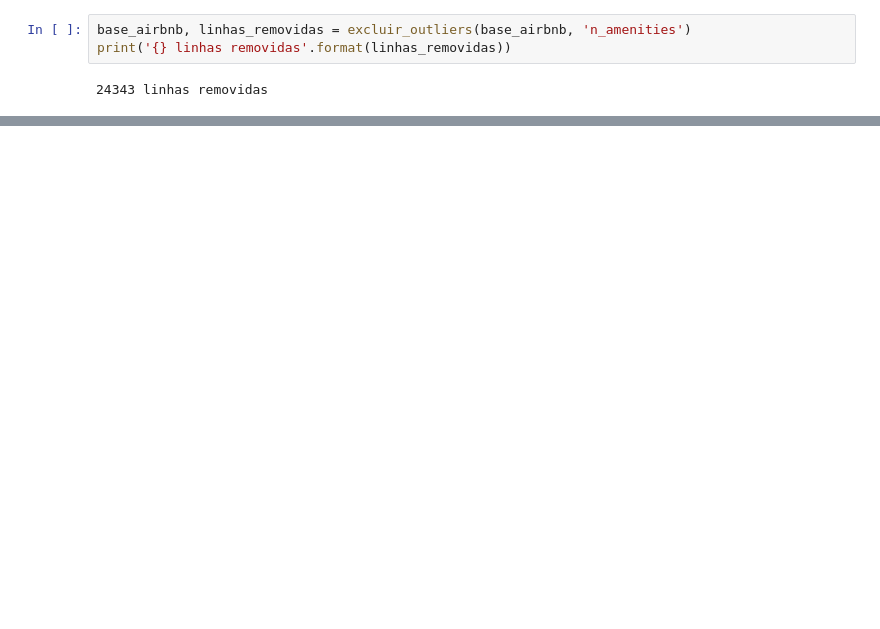
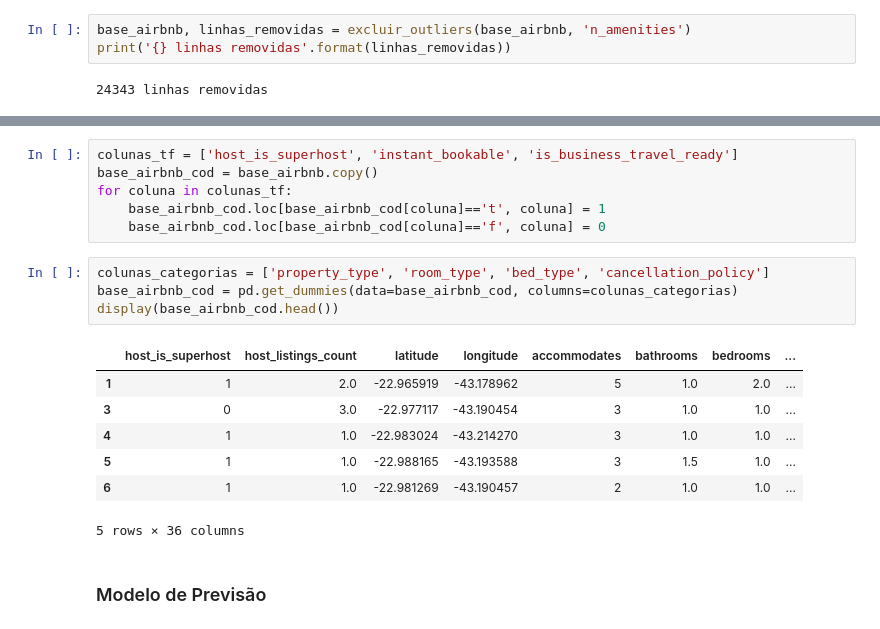
Before and after one commit to Douglas-Lucarelli/airbnb_rio, a Jupyter notebook: previsao_airbnb.ipynb, the cells around one changed output, grey strips where cells are left out. Saved outputs shown, nothing was run; the diff lists cells and outputs as text; blank space fills up the shorter version.

```diff
--- a/previsao_airbnb.ipynb
+++ b/previsao_airbnb.ipynb
@@ -720,0 +844,20 @@ print('{} linhas removidas'.format(linhas_removidas))
+# %%
+colunas_tf = ['host_is_superhost', 'instant_bookable', 'is_business_travel_ready']
+base_airbnb_cod = base_airbnb.copy()
+for coluna in colunas_tf:
+    base_airbnb_cod.loc[base_airbnb_cod[coluna]=='t', coluna] = 1
+    base_airbnb_cod.loc[base_airbnb_cod[coluna]=='f', coluna] = 0
+# %%
+colunas_categorias = ['property_type', 'room_type', 'bed_type', 'cancellation_policy']
+base_airbnb_cod = pd.get_dummies(data=base_airbnb_cod, columns=colunas_categorias)
+display(base_airbnb_cod.head())
+# %% [output]
+|  | host_is_superhost | host_listings_count | latitude | longitude | accommodates | bathrooms | bedrooms | ... |
+| 1 | 1 | 2.0 | -22.965919 | -43.178962 | 5 | 1.0 | 2.0 | ... |
+| 3 | 0 | 3.0 | -22.977117 | -43.190454 | 3 | 1.0 | 1.0 | ... |
+| 4 | 1 | 1.0 | -22.983024 | -43.214270 | 3 | 1.0 | 1.0 | ... |
+| 5 | 1 | 1.0 | -22.988165 | -43.193588 | 3 | 1.5 | 1.0 | ... |
+| 6 | 1 | 1.0 | -22.981269 | -43.190457 | 2 | 1.0 | 1.0 | ... |
+5 rows × 36 columns
+# %% [markdown]
+### Modelo de Previsão
```
Also changed, not shown: parts of 31 cells of this notebook, 1 other file.
